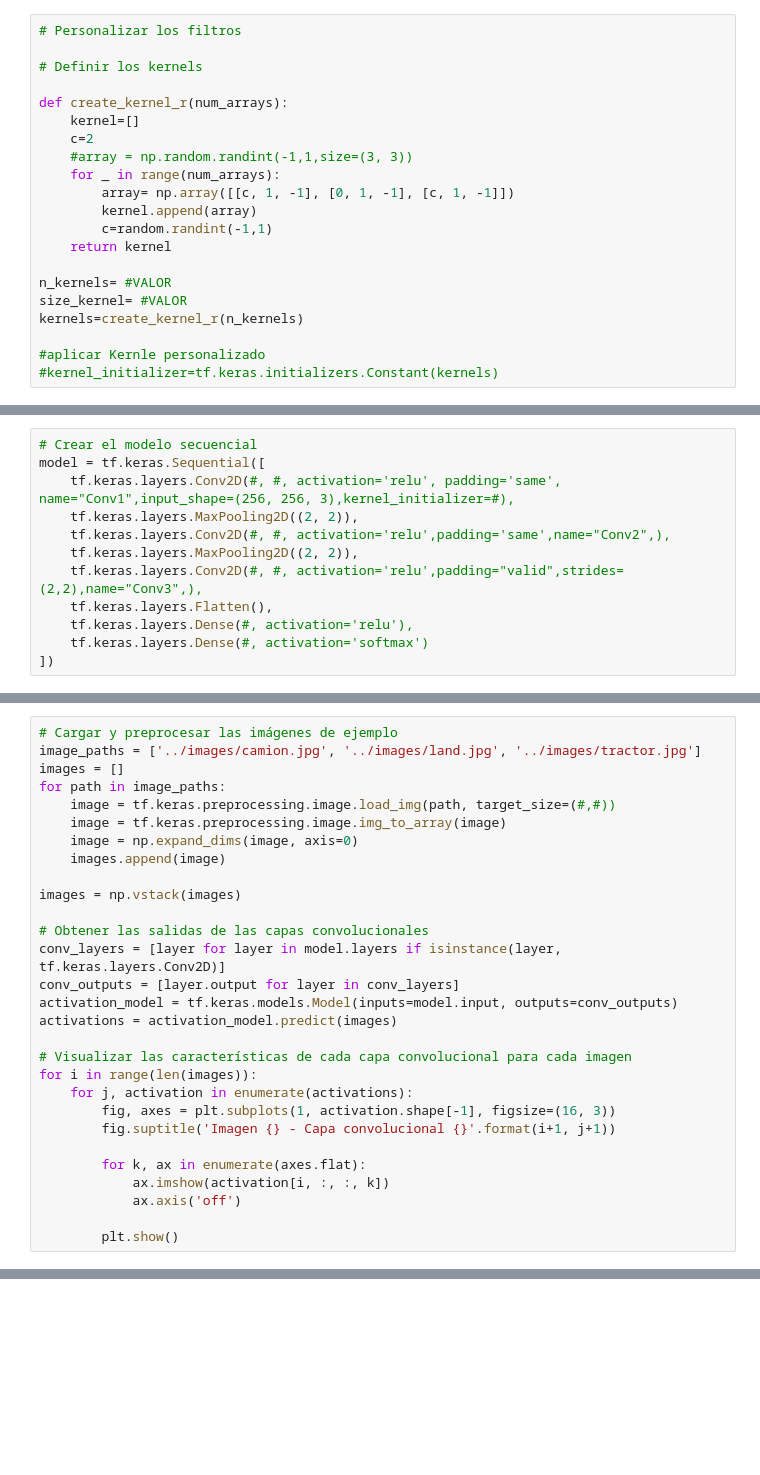
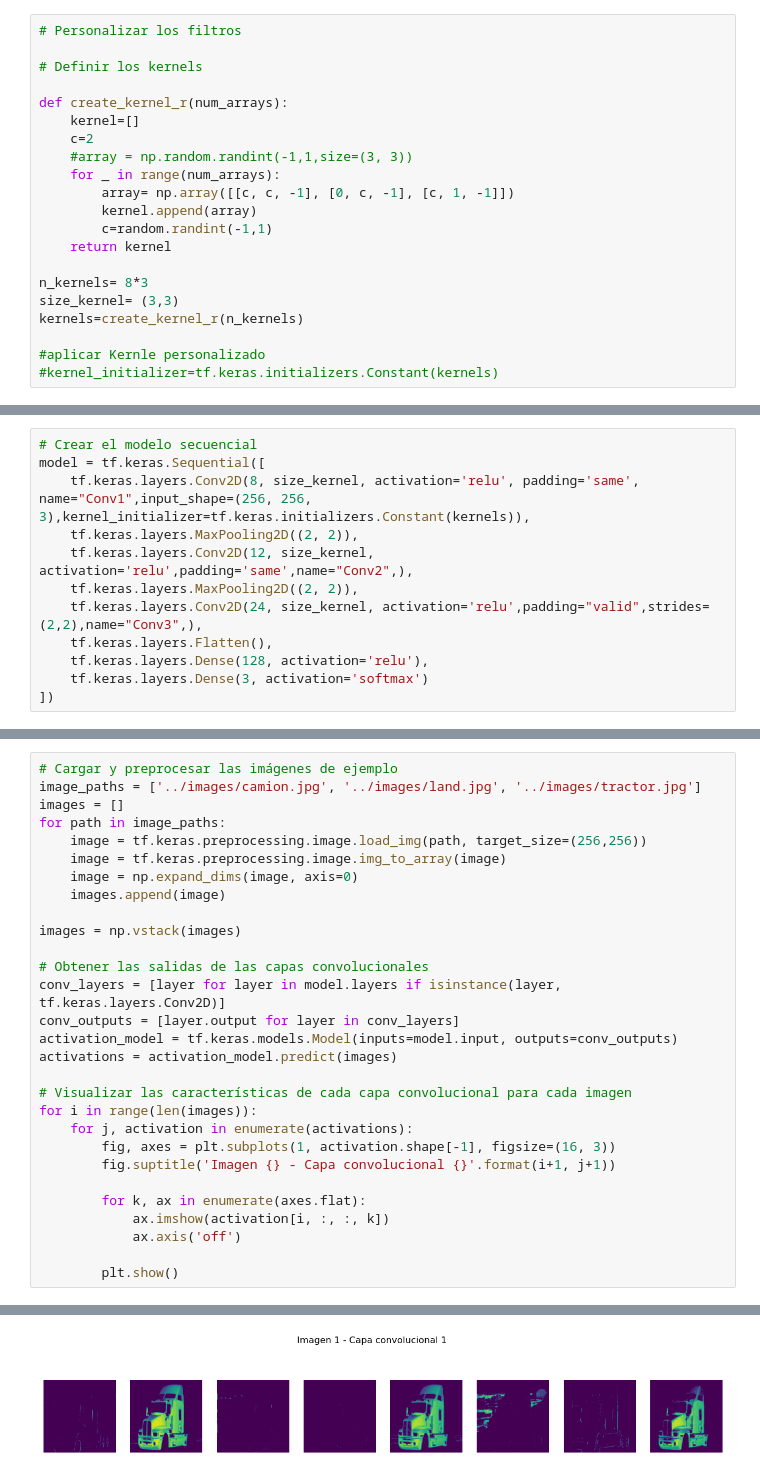
Before and after one commit to jmcalvomartin/ComputerVision, a Jupyter notebook: CNN - Filter/Layer_Model.ipynb, the cells around one changed output, grey strips where cells are left out. Saved outputs shown, nothing was run; the diff lists cells and outputs as text; blank space fills up the shorter version.

```diff
--- a/CNN - Filter/Layer_Model.ipynb
+++ b/CNN - Filter/Layer_Model.ipynb
@@ -35,13 +39,13 @@ def create_kernel_r(num_arrays):
     c=2
     #array = np.random.randint(-1,1,size=(3, 3))
     for _ in range(num_arrays):
-        array= np.array([[c, 1, -1], [0, 1, -1], [c, 1, -1]])
+        array= np.array([[c, c, -1], [0, c, -1], [c, 1, -1]])
         kernel.append(array)
         c=random.randint(-1,1)
     return kernel
 
-n_kernels= #VALOR
-size_kernel= #VALOR
+n_kernels= 8*3
+size_kernel= (3,3)
 kernels=create_kernel_r(n_kernels)
 
 #aplicar Kernle personalizado
@@ -51,14 +65,14 @@ kernels[:3]
 # %%
 # Crear el modelo secuencial
 model = tf.keras.Sequential([
-    tf.keras.layers.Conv2D(#, #, activation='relu', padding='same', name="Conv1",input_shape=(256, 256, 3),kernel_initializer=#),
+    tf.keras.layers.Conv2D(8, size_kernel, activation='relu', padding='same', name="Conv1",input_shape=(256, 256, 3),kernel_initializer=tf.keras.initializers.Constant(kernels)),
     tf.keras.layers.MaxPooling2D((2, 2)),
-    tf.keras.layers.Conv2D(#, #, activation='relu',padding='same',name="Conv2",),
+    tf.keras.layers.Conv2D(12, size_kernel, activation='relu',padding='same',name="Conv2",),
     tf.keras.layers.MaxPooling2D((2, 2)),
-    tf.keras.layers.Conv2D(#, #, activation='relu',padding="valid",strides=(2,2),name="Conv3",),
+    tf.keras.layers.Conv2D(24, size_kernel, activation='relu',padding="valid",strides=(2,2),name="Conv3",),
     tf.keras.layers.Flatten(),
-    tf.keras.layers.Dense(#, activation='relu'),
-    tf.keras.layers.Dense(#, activation='softmax')
+    tf.keras.layers.Dense(128, activation='relu'),
+    tf.keras.layers.Dense(3, activation='softmax')
 ])
 # %%
 model.summary()
@@ -84,7 +120,7 @@ plt.show()
 image_paths = ['../images/camion.jpg', '../images/land.jpg', '../images/tractor.jpg']
 images = []
 for path in image_paths:
-    image = tf.keras.preprocessing.image.load_img(path, target_size=(#,#))
+    image = tf.keras.preprocessing.image.load_img(path, target_size=(256,256))
     image = tf.keras.preprocessing.image.img_to_array(image)
     image = np.expand_dims(image, axis=0)
     images.append(image)
@@ -108,3 +144,4 @@ for i in range(len(images)):
             ax.axis('off')
 
         plt.show()
+# %% [output]
@@ -110,0 +149 @@ for i in range(len(images)):
+[figure, added]
```
Also changed, not shown: parts of 6 cells of this notebook.
